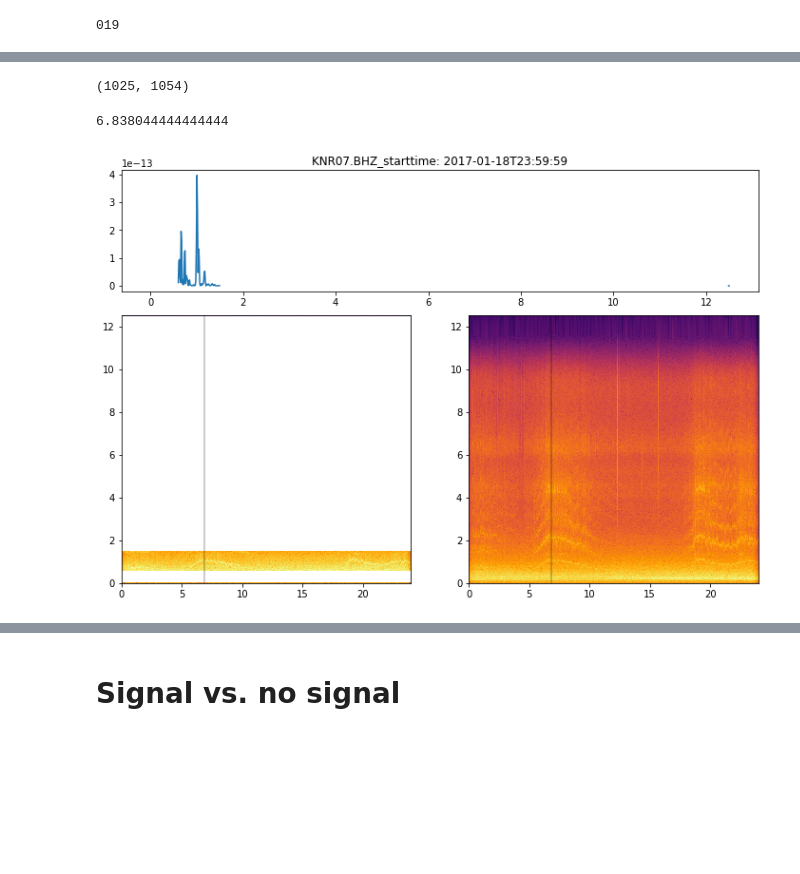
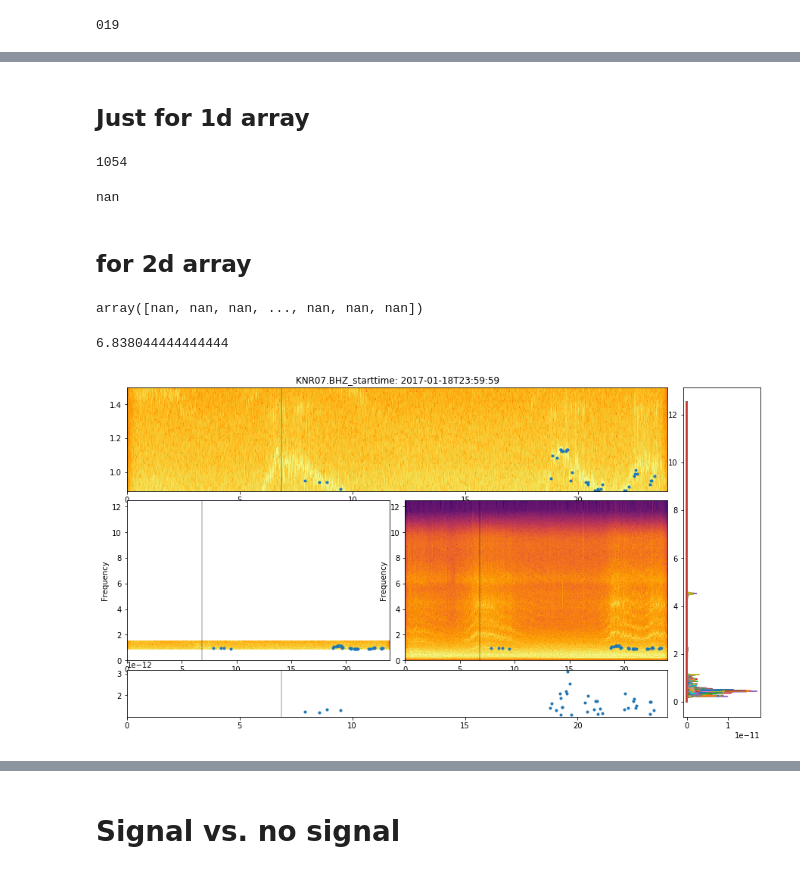
Before and after one commit to DDEssing/thesis_code, a Jupyter notebook: Amplitude_variation.ipynb, the cells around one changed output, grey strips where cells are left out. Cells and saved outputs as stored; diff of their text form; code cells hidden in the pictures; blank space fills up the shorter version.

```diff
--- a/Amplitude_variation.ipynb
+++ b/Amplitude_variation.ipynb
@@ -59,7 +61,7 @@ for i in range(number_of_days):
     st_BHZ_simu = st_BHZ.copy()
     st_BHZ_simu.simulate(paz_remove=None, pre_filt=pre_filt, seedresp={'filename': resp_file, 'units': 'DIS'})
     st_BHZ_simu_filt = st_BHZ_simu.copy()
-    st_BHZ_simu_filt = st_BHZ_simu_filt.filter('bandpass',freqmin=.1, freqmax=10)
+    st_BHZ_simu_filt = st_BHZ_simu_filt.filter('bandpass',freqmin=freq_min_bandpass, freqmax=freq_max_bandpass)
     data_BHZ = np.array(st_BHZ_simu_filt[0].data)
     data_BHZ -= data_BHZ.mean()
 
@@ -106,7 +108,7 @@ for i in range(number_of_days):
 019
 # %%
 lower_minval_freq = 0
-lower_maxval_freq = .6
+lower_maxval_freq = .9
 lower_freq_values = freq[np.where(np.logical_and(freq>lower_minval_freq, freq<lower_maxval_freq))]
 
 upper_minval_freq = 1.5
@@ -130,3 +132,5 @@ upper_last_indi_to_use = np.where(freq == upper_freq_values[-1])[0]
 funda_freq_amp_masekd = ma.array(specgram_BHZ)
 funda_freq_amp_masekd[int(lower_first_indi_to_use):int(lower_last_indi_to_use),:] = ma.masked
 funda_freq_amp_masekd[int(upper_first_indi_to_use):int(upper_last_indi_to_use),:] = ma.masked
+# %% [markdown]
+## Just for 1d array
@@ -133,4 +180,20 @@ funda_freq_amp_masekd[int(upper_first_indi_to_use):int(upper_last_indi_to_use),:
+# %%
+input_data = funda_freq_amp_masekd
+
+print(np.shape(input_data)[1])
+
+amp_values = np.zeros((np.shape(input_data)[1]))
+frequency_indices = np.zeros_like(amp_values)
+frequency_values = np.zeros_like(amp_values)
+max_array = np.zeros_like(input_data)
+
+
+for j in range(np.shape(input_data)[1]):
+
+    amp_values[j], frequency_indices[j], frequency_values[j] = searchmaxima1(maxima=1, distance=15, data=funda_freq_amp_masekd[:,j], scale_vector=freq)
+# %% [output]
+1054
 # %%
-print(np.shape(specgram_BHZ))
+print(np.nan)
 # %% [output]
-(1025, 1054)
+nan
@@ -137,23 +237,44 @@ print(np.shape(specgram_BHZ))
+# %% [markdown]
+## for 2d array
+# %%
+max_array, amp_values, frequency_indices, frequency_values = sorting_out_peaks1(input_data=funda_freq_amp_masekd, freq_vec=freq, maxima=1, distance=0 ,threshold=1.1e-12, freq_minimal_value=.5)
+# %%
+frequency_values
+# %% [output]
+array([nan, nan, nan, ..., nan, nan, nan])
 # %%
 time_win = 300
 
 print(time[time_win]/3600)
 
-gridsize = (3, 2)
-fig = plt.figure(figsize=(12, 8))
-ax1 = plt.subplot2grid(gridsize, (0, 0), colspan=2, rowspan=1)
-ax2 = plt.subplot2grid(gridsize, (1, 0), colspan=1, rowspan=2)
-ax3 = plt.subplot2grid(gridsize, (1, 1), colspan=1, rowspan=2)
+gridsize = (6, 7)
+fig = plt.figure(figsize=(15, 8))
+ax1 = plt.subplot2grid(gridsize, (0, 0), colspan=6, rowspan=2)
+ax2 = plt.subplot2grid(gridsize, (2, 0), colspan=3, rowspan=3)
+ax3 = plt.subplot2grid(gridsize, (2, 3), colspan=3, rowspan=3)
+ax4 = plt.subplot2grid(gridsize, (5, 0), colspan=6, rowspan=1)
+ax5 = plt.subplot2grid(gridsize, (0, 6), colspan=1, rowspan=6)
 
 
-ax1.plot(freq,funda_freq_amp_masekd[:,time_win])
+ax1.pcolormesh(time/3600, freq, 10*np.log10(funda_freq_amp_masekd))
+ax1.plot(time/3600,frequency_values, '.')
+ax1.set_ylim(lower_maxval_freq-.01, upper_minval_freq)
+ax1.axvline(x=time[time_win]/3600, linewidth=.4, color='black')
 ax1.set_title(station + '.' + component + '_' + 'starttime: ' +  str(st_BHZ[0].stats.starttime)[0:19])
 ax2.pcolormesh(time/3600, freq, 10*np.log10(funda_freq_amp_masekd))
+ax2.plot(time/3600,frequency_values, '.')
 ax2.axvline(x=time[time_win]/3600, linewidth=.4, color='black')
+ax2.set_ylabel('Frequency')
 ax3.pcolormesh(time/3600, freq, 10*np.log10(specgram_BHZ))
+ax3.plot(time/3600,frequency_values, '.')
 ax3.axvline(x=time[time_win]/3600, linewidth=.4, color='black')
+ax3.set_ylabel('Frequency')
+ax4.plot(time/3600,amp_values, '.')
+ax4.axvline(x=time[time_win]/3600, linewidth=.4, color='black')
+ax4.set_xlim(0,24)
+ax5.plot(specgram_BHZ[:,:],freq)
 
 plt.show()
 # %% [output]
 6.838044444444444
-[figure, old version]
+[figure, new version]
```
Also changed, not shown: parts of 9 cells of this notebook.
